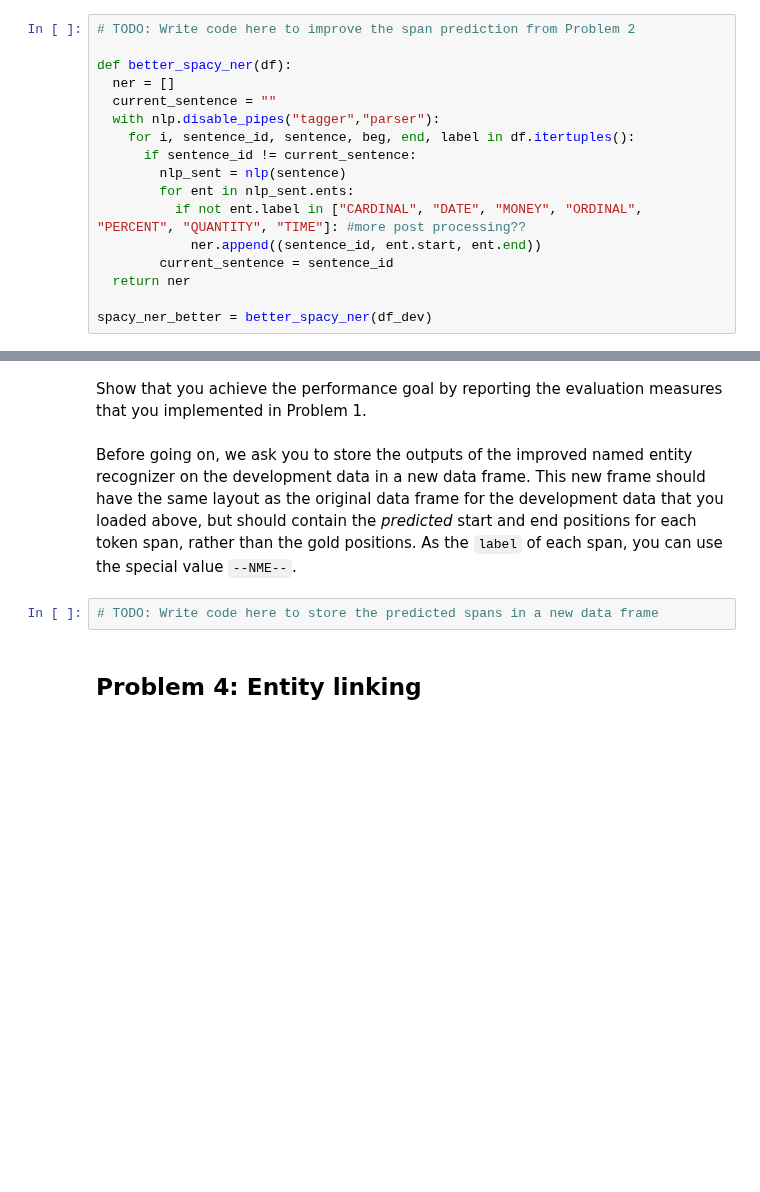
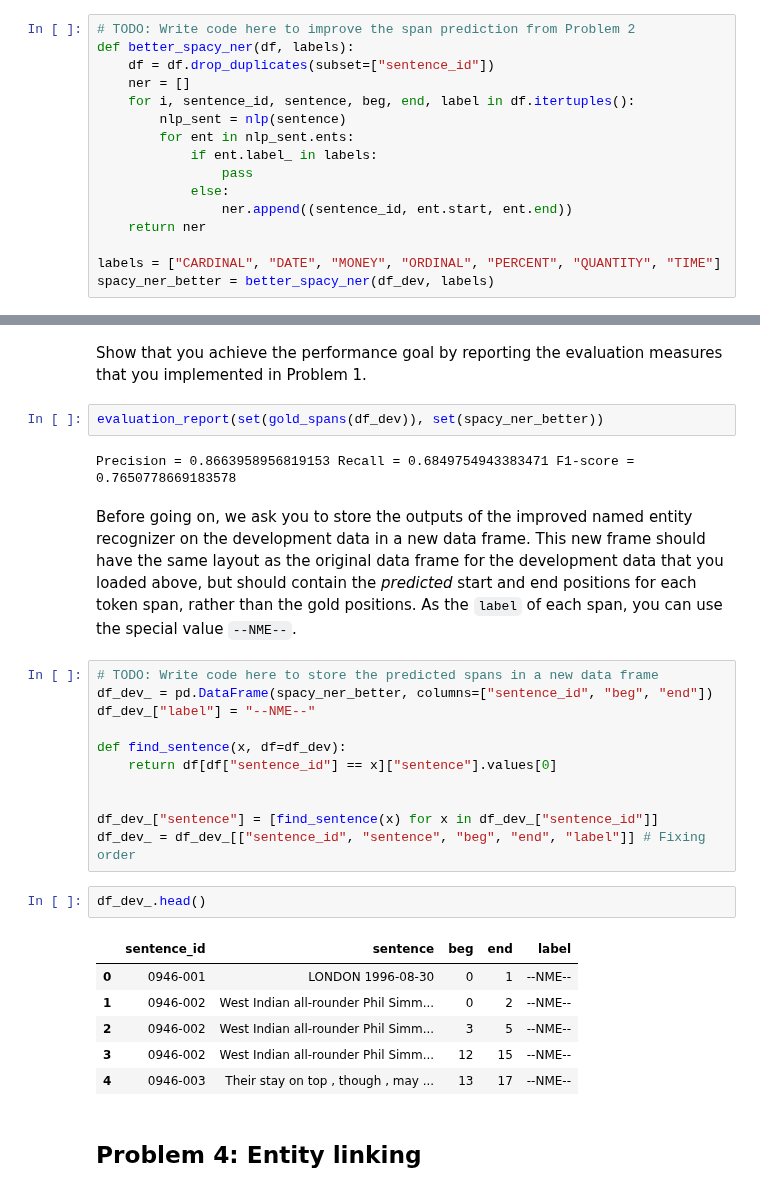
Before and after one commit to nicta839/MSc_Statistics_and_Machine_Learning, a Jupyter notebook: Text Mining - 732A92/l5/TM_L5.ipynb, the cells around one changed output, grey strips where cells are left out. Saved outputs shown, nothing was run; the diff lists cells and outputs as text; blank space fills up the shorter version.

```diff
--- a/Text Mining - 732A92/l5/TM_L5.ipynb
+++ b/Text Mining - 732A92/l5/TM_L5.ipynb
@@ -224,18 +218,17 @@ Precision = 0.664983164983165 Recall = 0.79 F1-score = 0.7221206581352835
 Now, use the insights from your error analysis to improve the automated prediction that you implemented in Problem&nbsp;2. While the best way to do this would be to [update spaCy&rsquo;s NER model](https://spacy.io/usage/linguistic-features#updating) using domain-specific training data, for this lab it suffices to write code to post-process the output produced by spaCy. To filter out specific labels it is useful to know the named entity label scheme, which can be found in the [model's documentation](https://spacy.io/models/en#en_core_web_sm). You should be able to improve the F1 score from Problem&nbsp;2 by at last 15 percentage points.
 # %%
 # TODO: Write code here to improve the span prediction from Problem 2
-
-def better_spacy_ner(df):
-  ner = []
-  current_sentence = ""
-  with nlp.disable_pipes("tagger","parser"):
+def better_spacy_ner(df, labels):
+    df = df.drop_duplicates(subset=["sentence_id"])
+    ner = []
     for i, sentence_id, sentence, beg, end, label in df.itertuples():
-      if sentence_id != current_sentence:
         nlp_sent = nlp(sentence)
         for ent in nlp_sent.ents:
-          if not ent.label in ["CARDINAL", "DATE", "MONEY", "ORDINAL", "PERCENT", "QUANTITY", "TIME"]: #more post processing??
-            ner.append((sentence_id, ent.start, ent.end))
-        current_sentence = sentence_id
-  return ner
+            if ent.label_ in labels:
+                pass
+            else:
+                ner.append((sentence_id, ent.start, ent.end))
+    return ner
 
-spacy_ner_better = better_spacy_ner(df_dev)
+labels = ["CARDINAL", "DATE", "MONEY", "ORDINAL", "PERCENT", "QUANTITY", "TIME"]
+spacy_ner_better = better_spacy_ner(df_dev, labels)
@@ -246,9 +235,31 @@ Precision = 0.5291218056816708 Recall = 0.6893696129795505 F1-score = 0.59870835
 # %% [markdown]
 Show that you achieve the performance goal by reporting the evaluation measures that you implemented in Problem&nbsp;1.
+# %%
+evaluation_report(set(gold_spans(df_dev)), set(spacy_ner_better))
+# %% [output]
+Precision = 0.8663958956819153 Recall = 0.6849754943383471 F1-score = 0.7650778669183578
 # %% [markdown]
 Before going on, we ask you to store the outputs of the improved named entity recognizer on the development data in a new data frame. This new frame should have the same layout as the original data frame for the development data that you loaded above, but should contain the *predicted* start and end positions for each token span, rather than the gold positions. As the `label` of each span, you can use the special value `--NME--`.
-# %%
-# TODO: Write code here to store the predicted spans in a new data frame
+# %%
+# TODO: Write code here to store the predicted spans in a new data frame
+df_dev_ = pd.DataFrame(spacy_ner_better, columns=["sentence_id", "beg", "end"])
+df_dev_["label"] = "--NME--"
+
+def find_sentence(x, df=df_dev):
+    return df[df["sentence_id"] == x]["sentence"].values[0]
+
+
+df_dev_["sentence"] = [find_sentence(x) for x in df_dev_["sentence_id"]]
+df_dev_ = df_dev_[["sentence_id", "sentence", "beg", "end", "label"]] # Fixing order
+# %%
+df_dev_.head()
+# %% [output]
+|  | sentence_id | sentence | beg | end | label |
+| 0 | 0946-001 | LONDON 1996-08-30 | 0 | 1 | --NME-- |
+| 1 | 0946-002 | West Indian all-rounder Phil Simm... | 0 | 2 | --NME-- |
+| 2 | 0946-002 | West Indian all-rounder Phil Simm... | 3 | 5 | --NME-- |
+| 3 | 0946-002 | West Indian all-rounder Phil Simm... | 12 | 15 | --NME-- |
+| 4 | 0946-003 | Their stay on top , though , may ... | 13 | 17 | --NME-- |
 # %% [markdown]
 ## Problem 4: Entity linking
 # %% [markdown]
```
Also changed, not shown: parts of 15 cells of this notebook.
